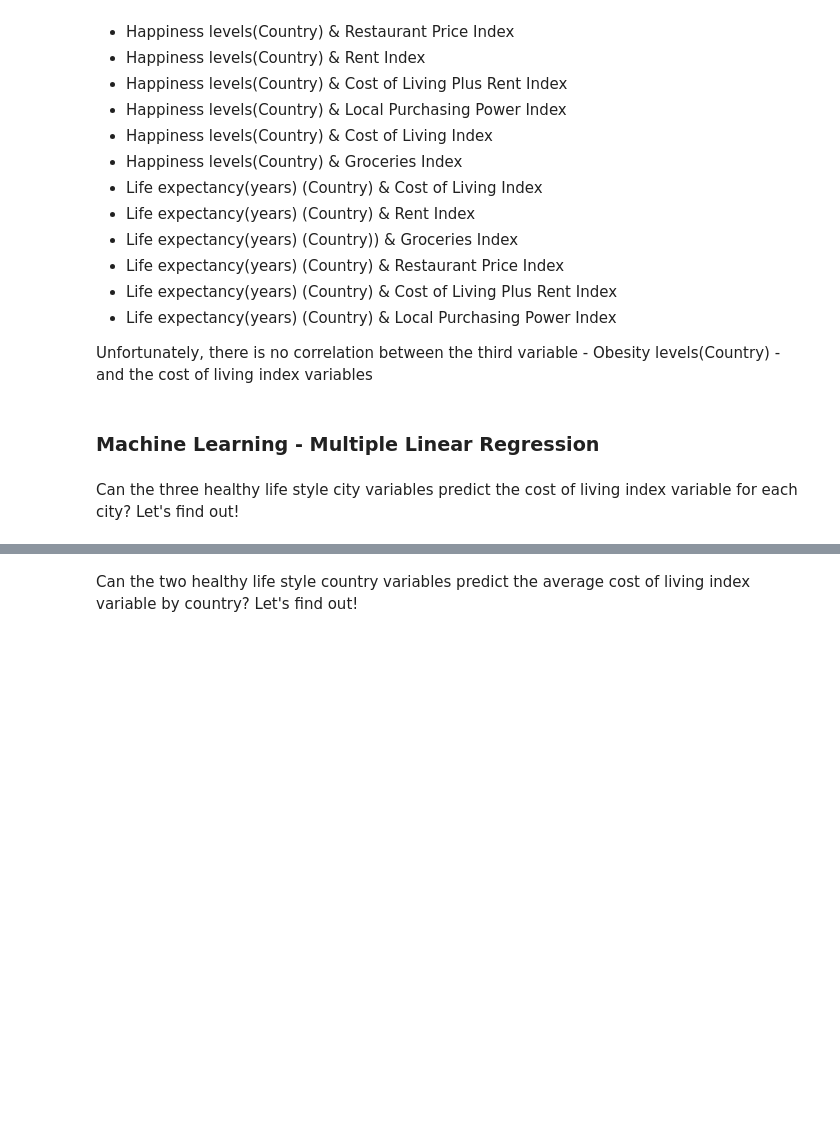
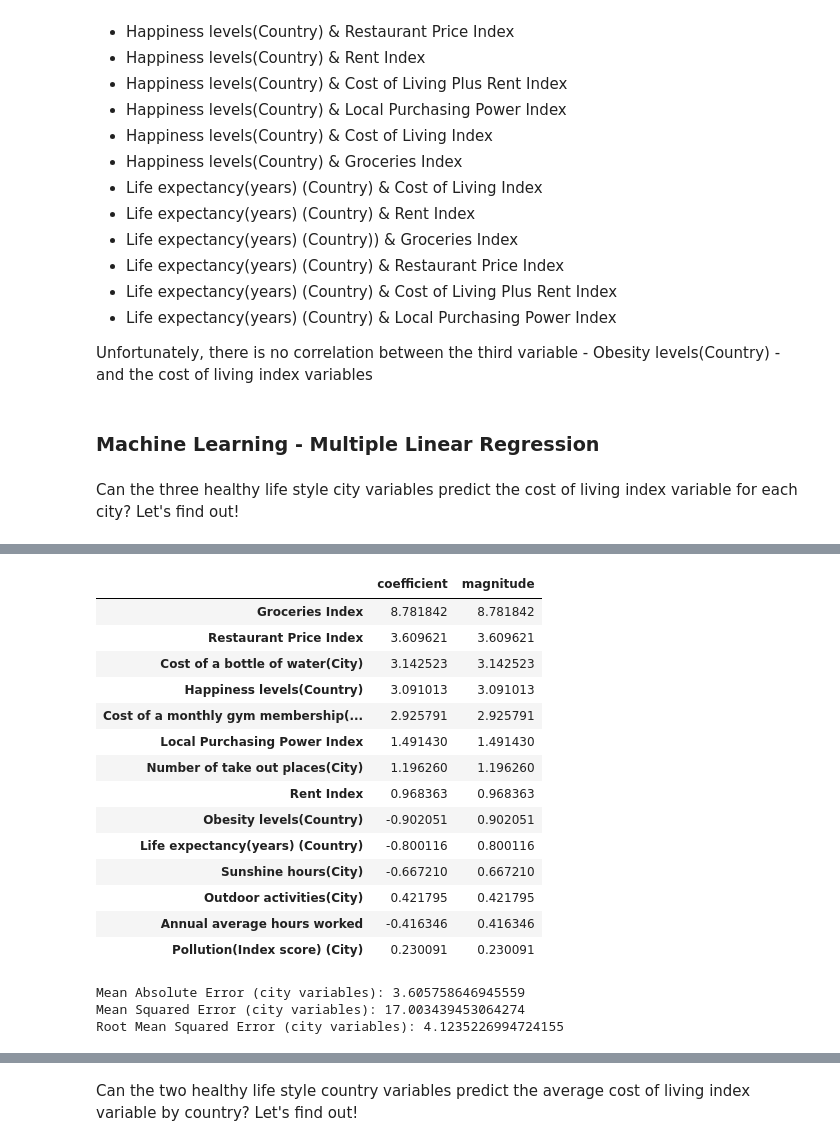
Before and after one commit to missarah96/Cities_and_Lifestyle_Analysis, a Jupyter notebook: analysis.ipynb, the cells around one changed output, grey strips where cells are left out. Drawn from its saved outputs; the diff is of its cells as text; code cells hidden in the pictures; blank space fills up the shorter version.

```diff
--- a/analysis.ipynb
+++ b/analysis.ipynb
@@ -25,7 +25,7 @@ import sklearn.metrics as metrics
 # %% [markdown]
 ### Datasets Cleaning, Wrangling and Merging ###
 # %%
-healthy_lifestyle_city = pd.read_csv("healthy_lifestyle_city_2021.csv")
+healthy_lifestyle_city = pd.read_csv("data/healthy_lifestyle_city_2021.csv")
 healthy_lifestyle_city['Obesity levels(Country)'] = healthy_lifestyle_city['Obesity levels(Country)'].str.strip("%")
 healthy_lifestyle_city['Cost of a bottle of water(City)'] = healthy_lifestyle_city['Cost of a bottle of water(City)'].str.strip("£")
 healthy_lifestyle_city['Cost of a monthly gym membership(City)'] = healthy_lifestyle_city['Cost of a monthly gym membership(City)'].str.strip("£")
@@ -291 +301,39 @@ Root Mean Squared Error (city variables): 0.2637284587081217
+# %%
+pipe_best = make_pipeline(SimpleImputer(strategy="median"), StandardScaler(), Ridge(alpha=1.0))
+pipe_best.fit(X_train, y_train)
+coeffs = pipe_best.named_steps["ridge"].coef_
+data = {
+    "coefficient": pipe_best.named_steps["ridge"].coef_.tolist(),
+    "magnitude": np.absolute(pipe_best.named_steps["ridge"].coef_.tolist()),
+}
+coef_df = pd.DataFrame(data, index=X.columns).sort_values(
+    "magnitude", ascending=False
+)
+coef_df
+# %% [output]
+|  | coefficient | magnitude |
+| Groceries Index | 8.781842 | 8.781842 |
+| Restaurant Price Index | 3.609621 | 3.609621 |
+| Cost of a bottle of water(City) | 3.142523 | 3.142523 |
+| Happiness levels(Country) | 3.091013 | 3.091013 |
+| Cost of a monthly gym membership(... | 2.925791 | 2.925791 |
+| Local Purchasing Power Index | 1.491430 | 1.491430 |
+| Number of take out places(City) | 1.196260 | 1.196260 |
+| Rent Index | 0.968363 | 0.968363 |
+| Obesity levels(Country) | -0.902051 | 0.902051 |
+| Life expectancy(years) (Country) | -0.800116 | 0.800116 |
+| Sunshine hours(City) | -0.667210 | 0.667210 |
+| Outdoor activities(City) | 0.421795 | 0.421795 |
+| Annual average hours worked | -0.416346 | 0.416346 |
+| Pollution(Index score) (City) | 0.230091 | 0.230091 |
+# %%
+pipe_best.fit(X_train, y_train)
+y_pred = pipe_best.predict(X_test)
+print('Mean Absolute Error (city variables):', metrics.mean_absolute_error(y_test, y_pred))
+print('Mean Squared Error (city variables):', metrics.mean_squared_error(y_test, y_pred))
+print('Root Mean Squared Error (city variables):', np.sqrt(metrics.mean_squared_error(y_test, y_pred)))
+# %% [output]
+Mean Absolute Error (city variables): 3.605758646945559
+Mean Squared Error (city variables): 17.003439453064274
+Root Mean Squared Error (city variables): 4.1235226994724155
 # %%
```
Also changed, not shown: parts of 13 cells of this notebook, 2 other files.
